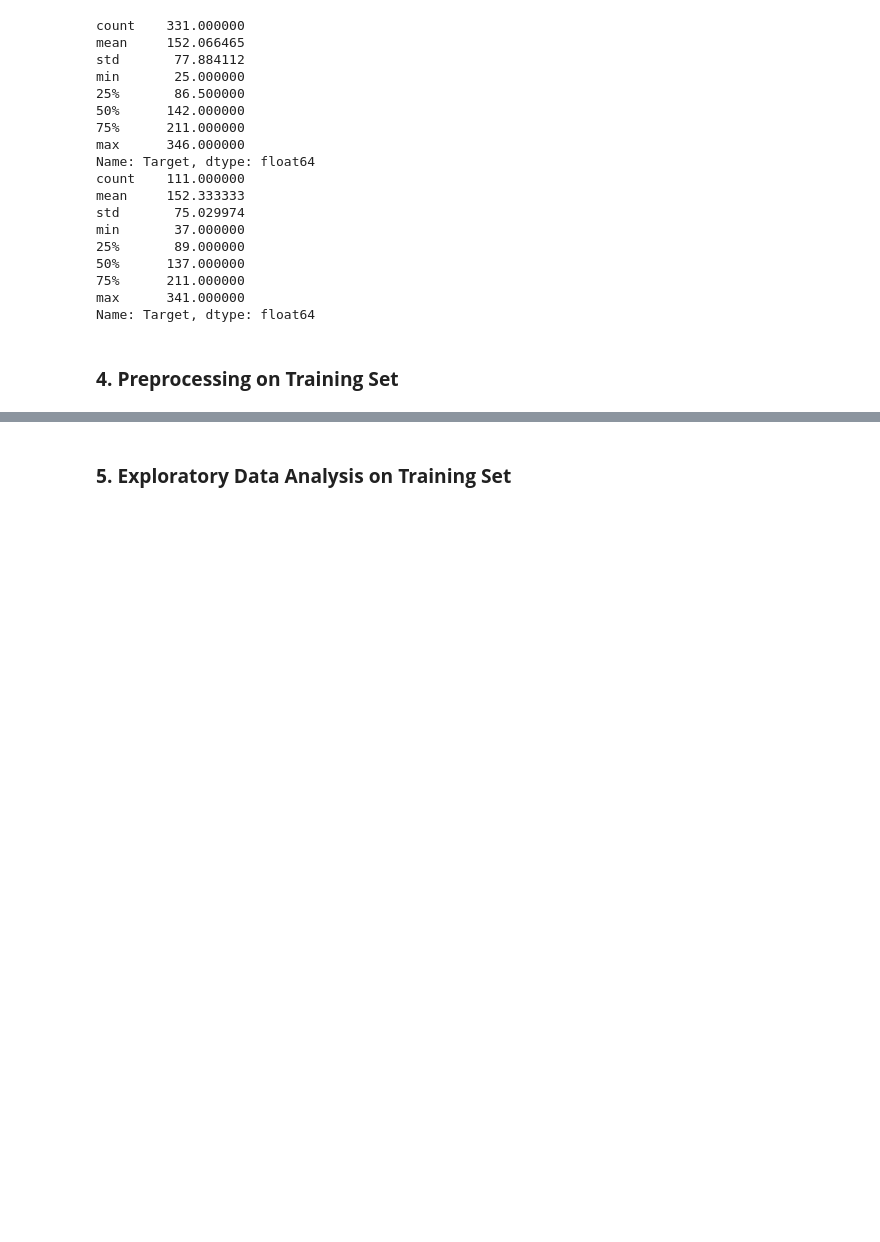
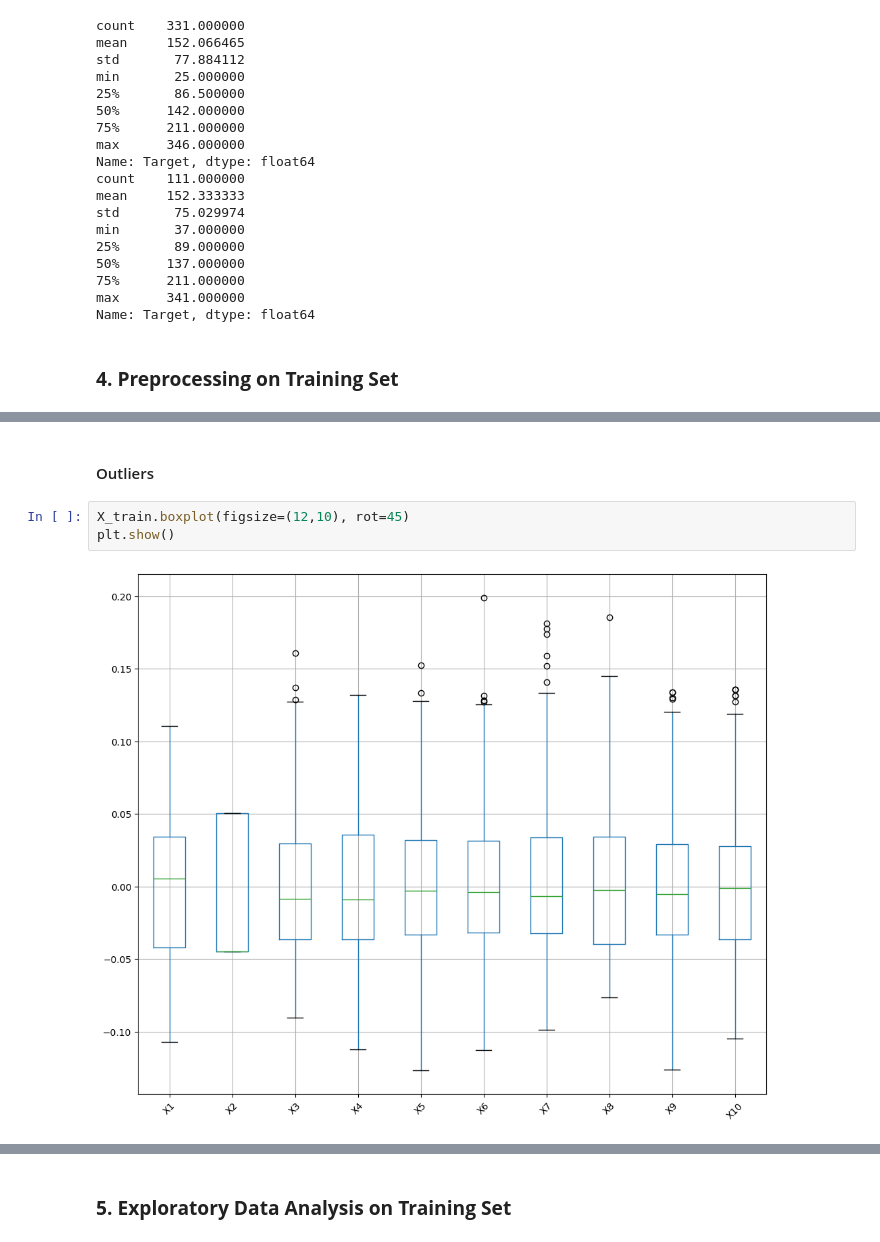
Before and after one commit to atkrish0/statmod, a Jupyter notebook: regression/statsmodels/diabetes_reg_analysis.ipynb, the cells around one changed output, grey strips where cells are left out. Cells and saved outputs as stored; diff of their text form; blank space fills up the shorter version.

```diff
--- a/regression/statsmodels/diabetes_reg_analysis.ipynb
+++ b/regression/statsmodels/diabetes_reg_analysis.ipynb
@@ -289,0 +300,7 @@ Name: Target, dtype: float64
+# %% [markdown]
+#### Outliers
+# %%
+X_train.boxplot(figsize=(12,10), rot=45)
+plt.show()
+# %% [output]
+[figure, added]
```
Also changed, not shown: parts of 50 cells of this notebook.
